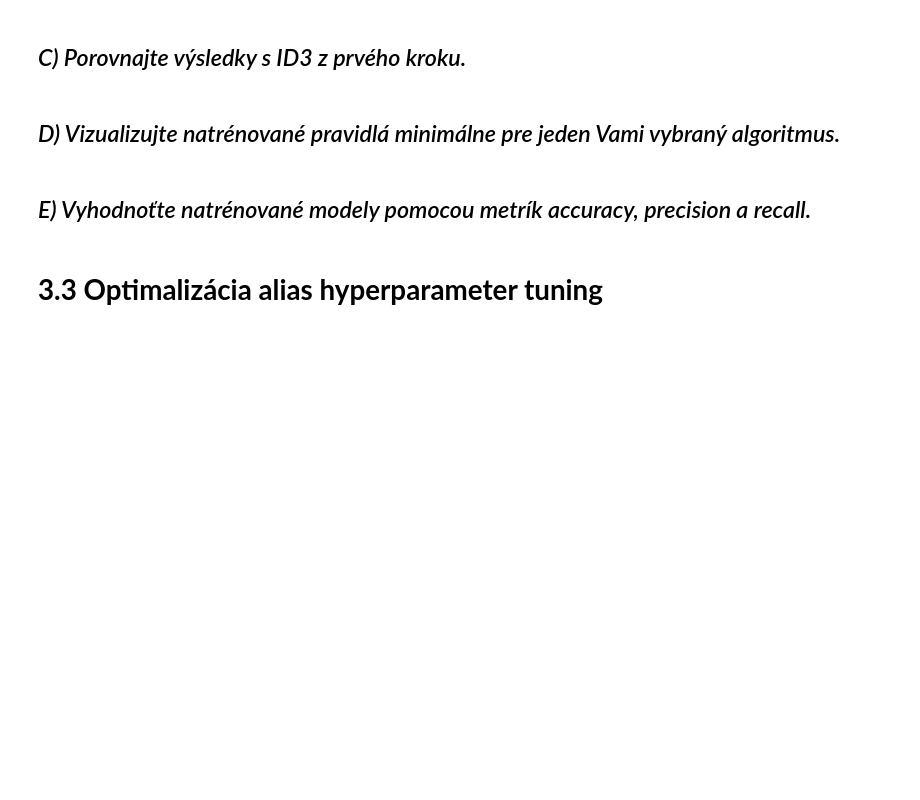
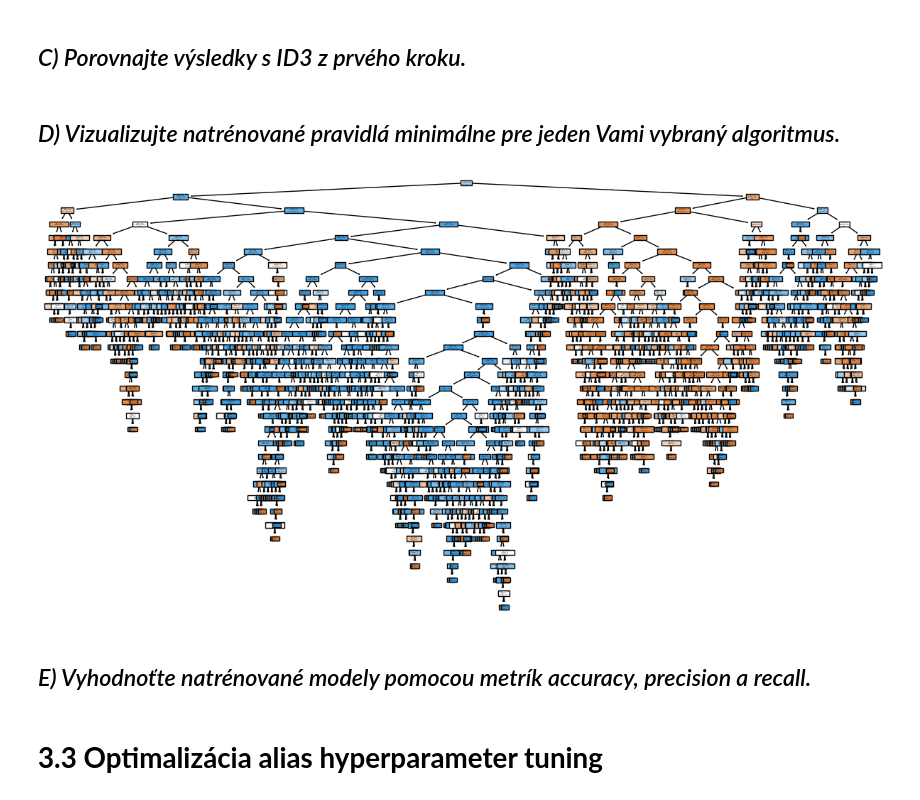
Before and after one commit to Mmathieus/IAU-project, a Jupyter notebook: zadanie3.ipynb, the cells around one changed output. Saved outputs shown, nothing was run; the diff lists cells and outputs as text; code cells hidden in the pictures; blank space fills up the shorter version.

```diff
--- a/zadanie3.ipynb
+++ b/zadanie3.ipynb
@@ -160,0 +134,12 @@ transformed_data.head()
+# %%
+# Data
+X = df.drop(columns=['mwra'])
+
+# Target
+y = df[['mwra']]
+# %%
+selector = SelectKBest(score_func=f_classif, k=10)
+selector.fit_transform(X, y.values.ravel())
+names = X.columns[selector.get_support()]
+X = X[names]
+X.shape
@@ -161,3 +148,5 @@ transformed_data.head()
+# %%
+X_train, X_test, y_train, y_test = train_test_split(X, y, random_state=11, test_size=0.2)
 # %% [markdown]
 #
 # **3.1 Jednoduchý klasifikátor na základe závislosti v dátach**
@@ -176,3 +211,25 @@ transformed_data.head()
 # %% [markdown]
 #
 ## *A) Na trénovanie využite jeden stromový algoritmus v scikit-learn.*
+# %%
+from sklearn.ensemble import RandomForestClassifier
+
+clr = RandomForestClassifier(n_estimators=100, criterion='gini', max_depth = None)
+
+Rtrain = clr.fit(X_train, y_train.values.ravel()).predict(X_train)
+Rtest = clr.fit(X_train, y_train.values.ravel()).predict(X_test)
+
+print("ACCURACY")
+print(accuracy_score(y_train, Rtrain))
+print(accuracy_score(y_test, Rtest))
+print()
+
+print("PRECISION")
+print(precision_score(y_train, Rtrain))
+print(precision_score(y_test, Rtest))
+print()
+
+print("RECALL")
+print(recall_score(y_train, Rtrain))
+print(recall_score(y_test, Rtest))
+print()
@@ -185,6 +288,13 @@ transformed_data.head()
 # %% [markdown]
 #
 ## *D) Vizualizujte natrénované pravidlá minimálne pre jeden Vami vybraný algoritmus.*
+# %%
+from sklearn.tree import plot_tree
+plt.figure(figsize=(15, 8))
+plot_tree(clr.estimators_[0], feature_names=X.columns, class_names=['0', '1'], filled=True)
+plt.show()
+# %% [output]
+[figure, added]
 # %% [markdown]
 #
 ## *E) Vyhodnoťte natrénované modely pomocou metrík accuracy, precision a recall.*
```
Also changed, not shown: parts of 24 cells of this notebook.
